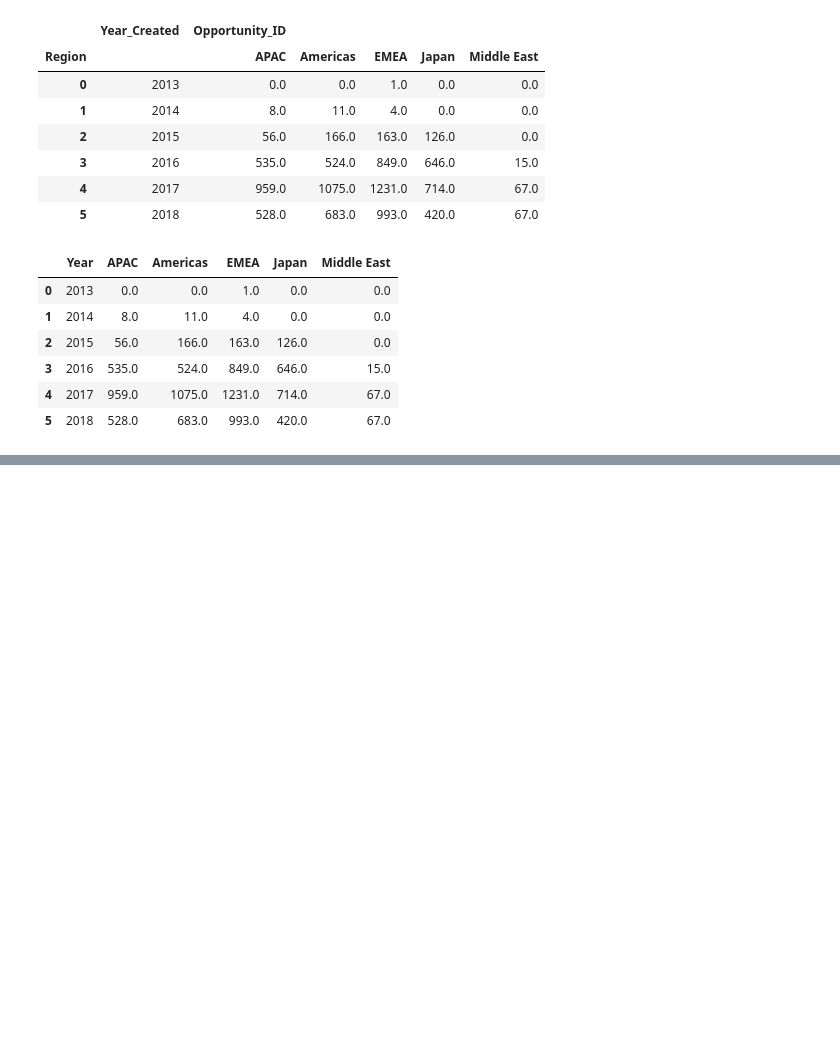
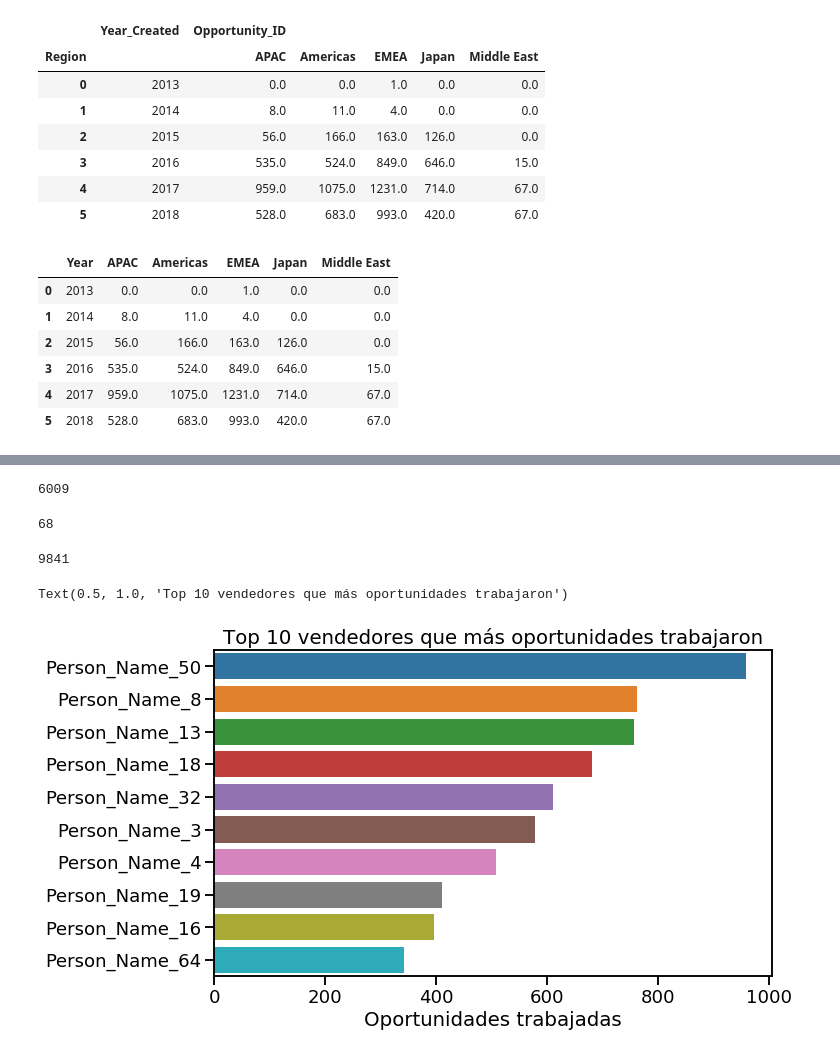
Before and after one commit to RenzoJacinto/TP1-Datos, a Jupyter notebook: cosas.ipynb, the cells around one changed output, grey strips where cells are left out. Drawn from its saved outputs; the diff is of its cells as text; code cells hidden in the pictures; blank space fills up the shorter version.

```diff
--- a/cosas.ipynb
+++ b/cosas.ipynb
@@ -444,0 +548,18 @@ plt.show()
+# %%
+owners = df.groupby('Opportunity_Owner').agg({'Opportunity_ID':'nunique'}).reset_index()
+top = owners.nlargest(10, 'Opportunity_ID')
+low = owners.nsmallest(10, 'Opportunity_ID')
+display(top.Opportunity_ID.sum())
+display(low.Opportunity_ID.sum())
+display(df.Opportunity_ID.nunique())
+plt.figure(figsize=(10,6))
+ax = sns.barplot(x='Opportunity_ID', y='Opportunity_Owner', data=top, orient='h')
+plt.xlabel("Oportunidades trabajadas")
+plt.ylabel("")
+plt.title("Top 10 vendedores que más oportunidades trabajaron")
+# %% [output]
+6009
+68
+9841
+Text(0.5, 1.0, 'Top 10 vendedores que más oportunidades trabajaron')
+[figure, added]
```
Also changed, not shown: parts of 23 cells of this notebook.
